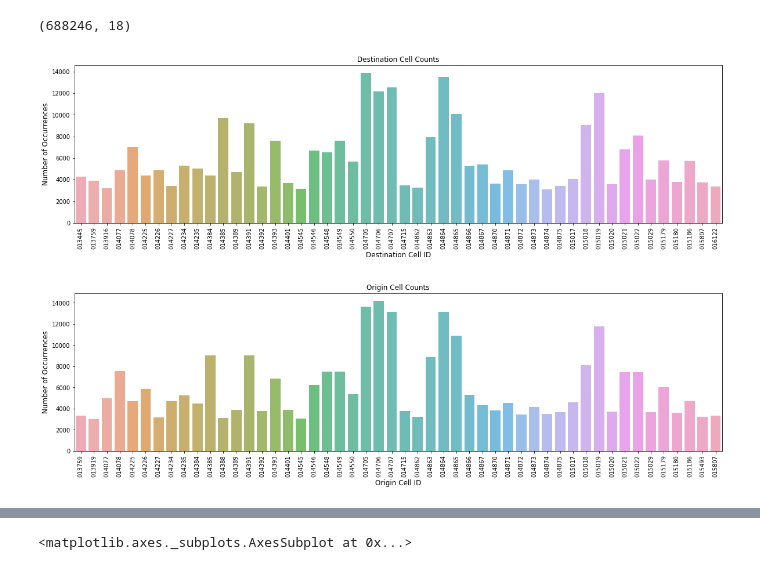
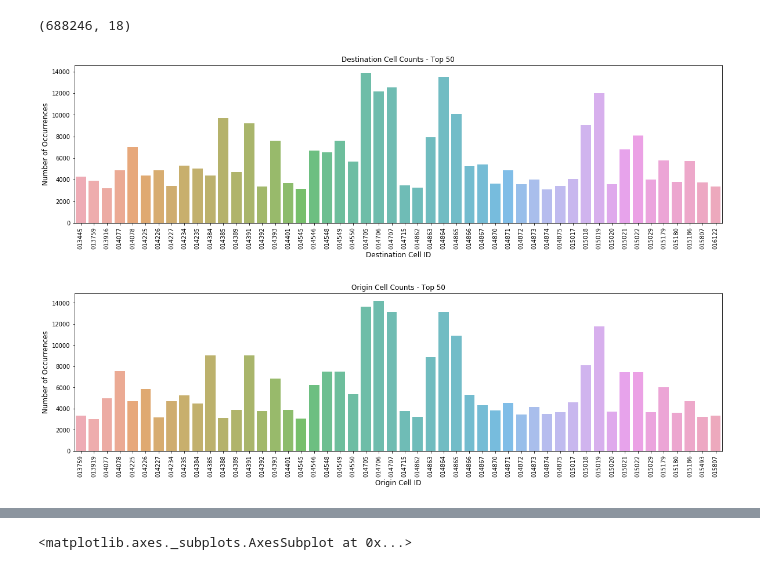
Before and after one commit to sameerabalay/Dockless_Mobility, a Jupyter notebook: src/EDA_2.ipynb, the cells around one changed output, grey strips where cells are left out. Drawn from its saved outputs; the diff is of its cells as text; code cells hidden in the pictures.

```diff
--- a/src/EDA_2.ipynb
+++ b/src/EDA_2.ipynb
@@ -299,19 +303,19 @@ df.shape
 # %%
 # Plotting a bar graph of the number of stores in each city, for the first ten cities listed
 # in the column 'City'
 destinaton_cell_count  = df['Destination Cell ID'].value_counts(sort=True, ascending=False)
 
 destination_cell_count = destinaton_cell_count[:50,]
 plt.figure(figsize=(20,5))
 sns.barplot(destination_cell_count.index, destination_cell_count.values, alpha=0.8)
-plt.title('Destination Cell Counts')
+plt.title('Destination Cell Counts - Top 50')
 plt.ylabel('Number of Occurrences', fontsize=12)
 plt.xlabel('Destination Cell ID', fontsize=12,rotation='horizontal')
 plt.xticks(rotation=90)
-plt.savefig('../output/EDA/Destination_Cell_Counts.png')
+plt.savefig('../output/EDA/Destination_Cell_Counts_Top_50.png')
 plt.show()
 # %% [output]
-[figure, old version]
+[figure, new version]
 # %%
 # Plotting a bar graph of the number of stores in each city, for the first ten cities listed
 # in the column 'City'
@@ -320,14 +324,14 @@ origin_cell_count  = df['Origin Cell ID'].value_counts(sort=True, ascending=Fals
 origin_cell_count = origin_cell_count[:50,]
 plt.figure(figsize=(20,5))
 sns.barplot(origin_cell_count.index, origin_cell_count.values, alpha=0.8)
-plt.title('Origin Cell Counts')
+plt.title('Origin Cell Counts - Top 50')
 plt.ylabel('Number of Occurrences', fontsize=12)
 plt.xlabel('Origin Cell ID', fontsize=12,rotation='horizontal')
 plt.xticks(rotation=90)
-plt.savefig('../output/EDA/Origin_Cell_Counts.png')
+plt.savefig('../output/EDA/Origin_Cell_Counts_Top_50.png')
 plt.show()
 # %% [output]
-[figure, old version]
+[figure, new version]
 # %%
 origin_cell_count
 # %% [output]
```
Also changed, not shown: parts of 6 cells of this notebook, 4 other files.
